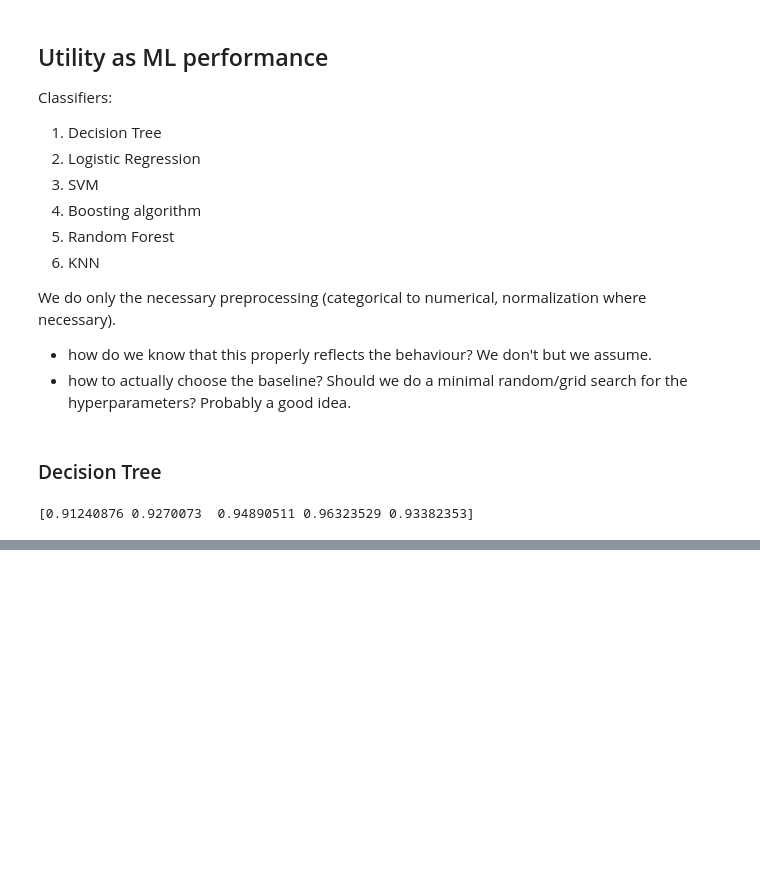
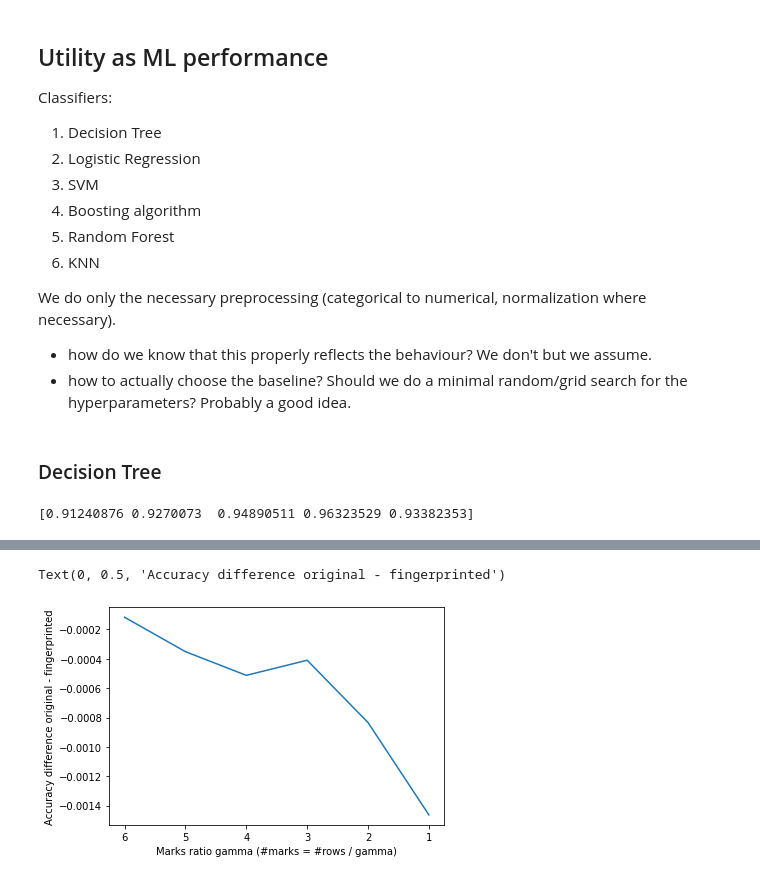
Before and after one commit to tanjascats/fingerprinting-toolbox, a Jupyter notebook: parameter_guidelines/demo-process.ipynb, the cells around one changed output, grey strips where cells are left out. Cells and saved outputs as stored; diff of their text form; code cells hidden in the pictures; blank space fills up the shorter version.

```diff
--- a/parameter_guidelines/demo-process.ipynb
+++ b/parameter_guidelines/demo-process.ipynb
@@ -216,0 +251,6 @@ print(cross_val_score(model, X, y, cv=5))
+# %%
+model = KNeighborsClassifier()  # default k = 5
+# %%
+# score the original model
+score = cross_val_score(model, X, y, cv=5)
+print(score)
@@ -216,0 +259,2 @@ print(cross_val_score(model, X, y, cv=5))
+# %%
+n_fingerprints = 10
@@ -216,0 +323,25 @@ print(cross_val_score(model, X, y, cv=5))
+# %%
+gammae = [i for i in range(1, 7)]
+results = {g: [] for g in gammae}
+
+n_fingerprints = 100
+for gamma in gammae:
+    for embedding_idx in range(n_fingerprints):
+        sk = embedding_idx*3  # just a dummy value
+        # define the scheme - everything stays fixed except for the secret key sk
+        scheme = AKScheme(gamma, xi, fplen, sk, numbuyers)
+        fingerprinted_data = scheme.insertion(data, 1, exclude=[target], primary_key_attribute=primary_key_attribute)
+
+        # split target and features
+        X_fp = fingerprinted_data.drop([target, 'sample-code-number'], axis=1)
+        y_fp = fingerprinted_data[target]
+
+        # define the model and evaluate
+        model = KNeighborsClassifier()
+
+        # score the fingerprinted model
+        fp_score = fp_cross_val_score(model, X_fp, y_fp, X, y, cv=5)
+
+        # calculate the difference
+        diff = np.mean(fp_score['test_score']) - np.mean(score)
+        results[gamma].append(diff)
@@ -216,0 +366,8 @@ print(cross_val_score(model, X, y, cv=5))
+# %%
+plt.plot(results.keys(), list(map(np.mean, results.values())))
+plt.gca().invert_xaxis()
+plt.xlabel('Marks ratio gamma (#marks = #rows / gamma)')
+plt.ylabel('Accuracy difference original - fingerprinted')
+# %% [output]
+Text(0, 0.5, 'Accuracy difference original - fingerprinted')
+[figure, added]
```
Also changed, not shown: parts of 58 cells of this notebook, 3 other files.
